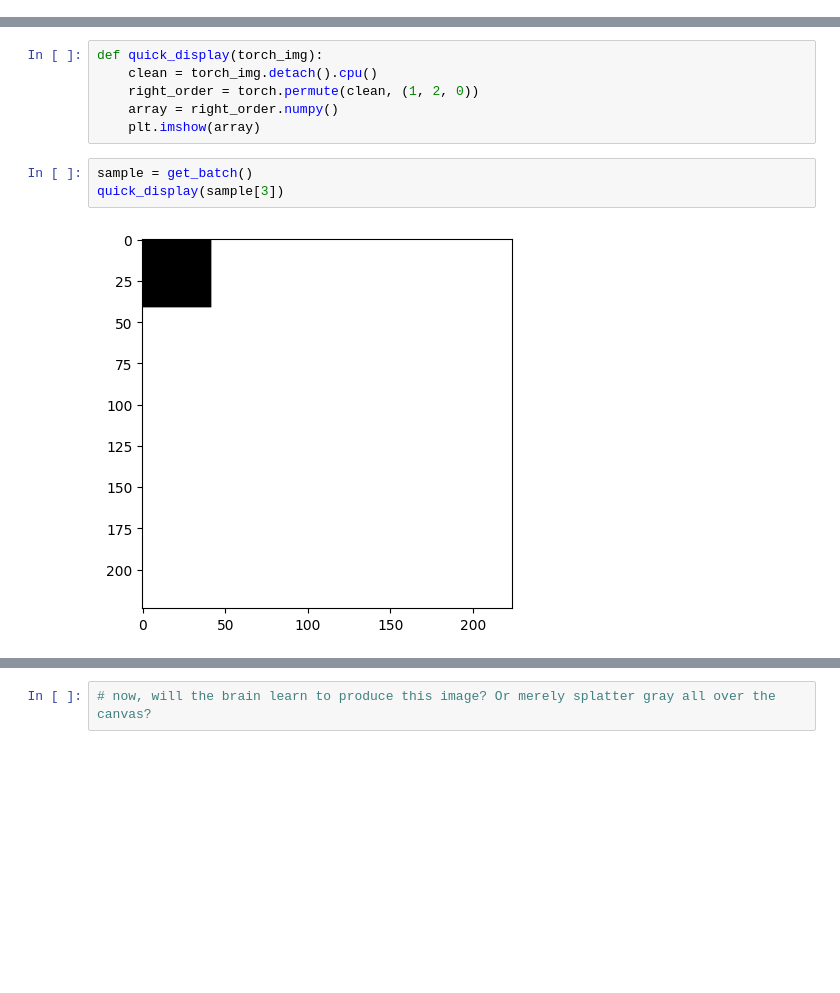
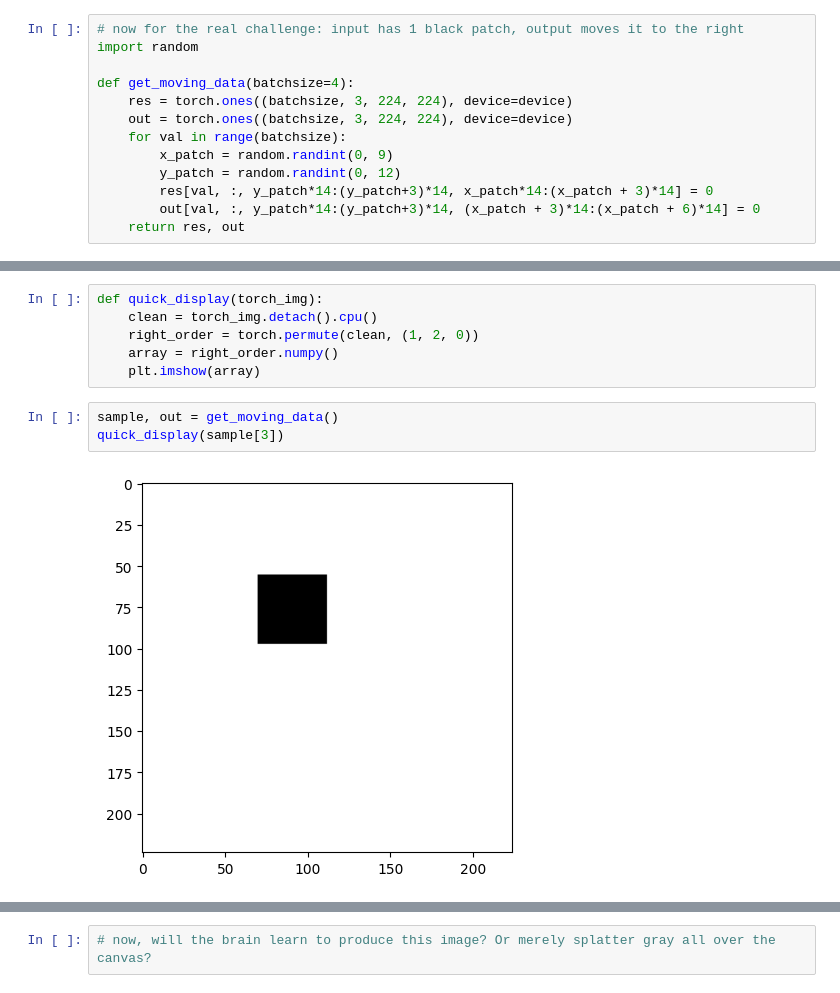
Before and after one commit to atbolsh/TransformerHomunculus, a Jupyter notebook: ImageAutoDebugging.ipynb, the cells around one changed output, grey strips where cells are left out. Saved outputs shown, nothing was run; the diff lists cells and outputs as text; blank space fills up the shorter version.

```diff
--- a/ImageAutoDebugging.ipynb
+++ b/ImageAutoDebugging.ipynb
@@ -20,6 +20,19 @@ def get_batch(batchsize=4):
     res = torch.ones((batchsize, 3, 224, 224), device=device)
     res[:, :, :3*14, :3*14] = 0
     return res
+# %%
+# now for the real challenge: input has 1 black patch, output moves it to the right
+import random
+
+def get_moving_data(batchsize=4):
+    res = torch.ones((batchsize, 3, 224, 224), device=device)
+    out = torch.ones((batchsize, 3, 224, 224), device=device)
+    for val in range(batchsize):
+        x_patch = random.randint(0, 9)
+        y_patch = random.randint(0, 12)
+        res[val, :, y_patch*14:(y_patch+3)*14, x_patch*14:(x_patch + 3)*14] = 0
+        out[val, :, y_patch*14:(y_patch+3)*14, (x_patch + 3)*14:(x_patch + 6)*14] = 0
+    return res, out
 # %%
 import matplotlib.pyplot as plt
 # %%
@@ -29,7 +42,7 @@ def quick_display(torch_img):
     array = right_order.numpy()
     plt.imshow(array)
 # %%
-sample = get_batch()
+sample, out = get_moving_data()
 quick_display(sample[3])
 # %% [output]
-[figure, old version]
+[figure, new version]
```
Also changed, not shown: parts of 4 cells of this notebook, 1 other file.
